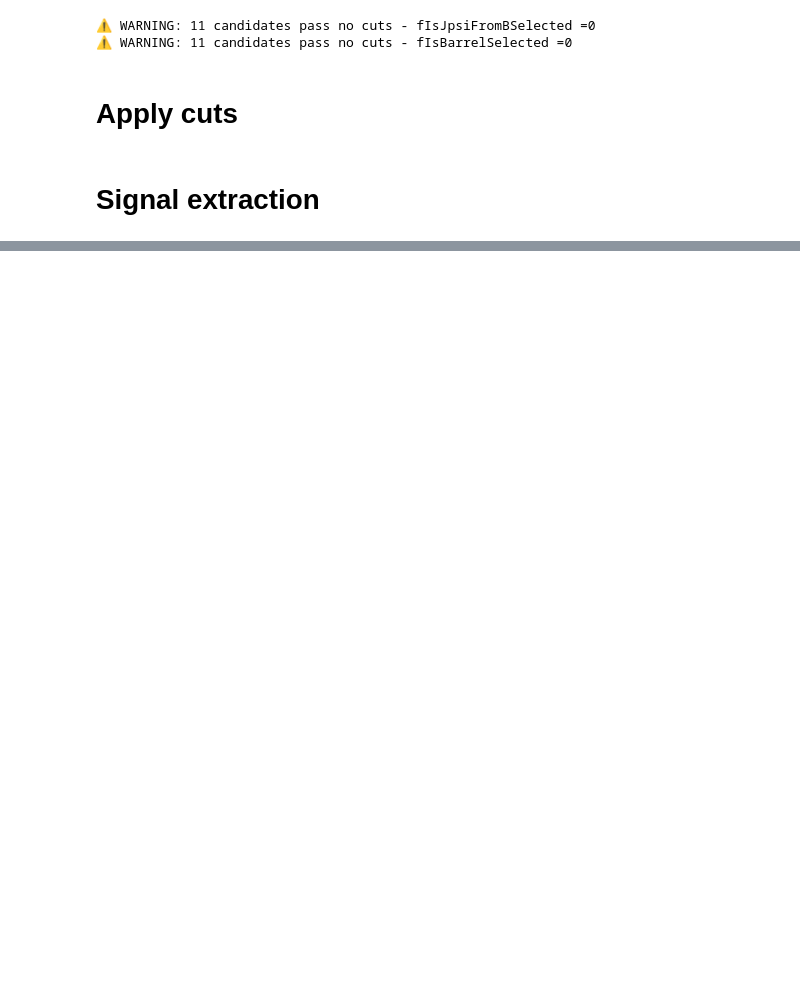
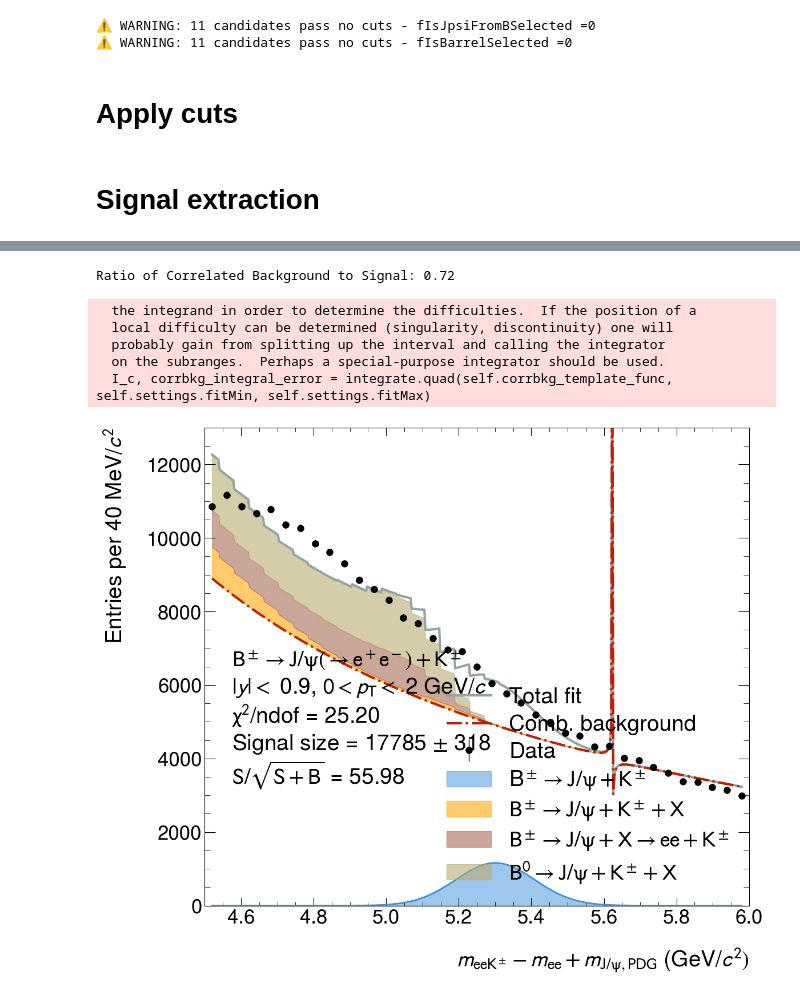
Before and after one commit to torkjellsdatter/B-team, a Jupyter notebook: nominal_signalExtraction_QM2025.ipynb, the cells around one changed output, grey strips where cells are left out. Cells and saved outputs as stored; diff of their text form; code cells hidden in the pictures; blank space fills up the shorter version.

```diff
--- a/nominal_signalExtraction_QM2025.ipynb
+++ b/nominal_signalExtraction_QM2025.ipynb
@@ -254,24 +131,0 @@ NameError: name 'SEbin4' is not defined
-# %%
-settings = FitSettings(pTmin=10, pTmax=14, fitMin=4.2, fitMax=6.2, bin_width=0.04, kde_window=0.01, allowed_fluctuation_for_corrbkg=0.1)
-
-# generate MC templates
-templateMaker = TemplateMaker(mc_with_cuts, settings=settings)
-corrbkg_template, kde_corrbkg_template, template_bins, mc_signal_mass, mc_fraction_of_corrbkg = templateMaker.generate_mc_templates()
-#templateMaker.plot_mc_signals()
-
-extractor = SignalExtractor(data_with_cuts, settings=settings, combkg_function="exponential")
-
-# initialize SE with output from template maker
-#extractor.mc_signal_mass = mc_signal_mass
-extractor.fraction_of_correlated_background = mc_fraction_of_corrbkg
-extractor.template_bins = template_bins
-extractor.corrbkg_template_counts = kde_corrbkg_template
-
-# perform fit etc.
-extractor.bin_data()
-extractor.fit()
-extractor.calculate_signal_size()
-extractor.fit()
-
-fig, ax = extractor.plot_invariant_mass(legend_loc="upper right")
-ax.text(0.65, 0.3, extractor.generate_plot_text(), transform=ax.transAxes, fontsize=settings.fontsize)
@@ -352,0 +331,10 @@ plt.show()
+# %%
+SEbin2(data_with_cuts, mc_with_cuts, ylim=13000, legend_loc="lower right", textbox_position=(0.05, 0.2))
+# %% [output]
+Ratio of Correlated Background to Signal: 0.72
+  the integrand in order to determine the difficulties.  If the position of a
+  local difficulty can be determined (singularity, discontinuity) one will
+  probably gain from splitting up the interval and calling the integrator
+  on the subranges.  Perhaps a special-purpose integrator should be used.
+  I_c, corrbkg_integral_error = integrate.quad(self.corrbkg_template_func, self.settings.fitMin, self.settings.fitMax)
+[figure, added]
```
Also changed, not shown: parts of 19 cells of this notebook, 9 other files.
